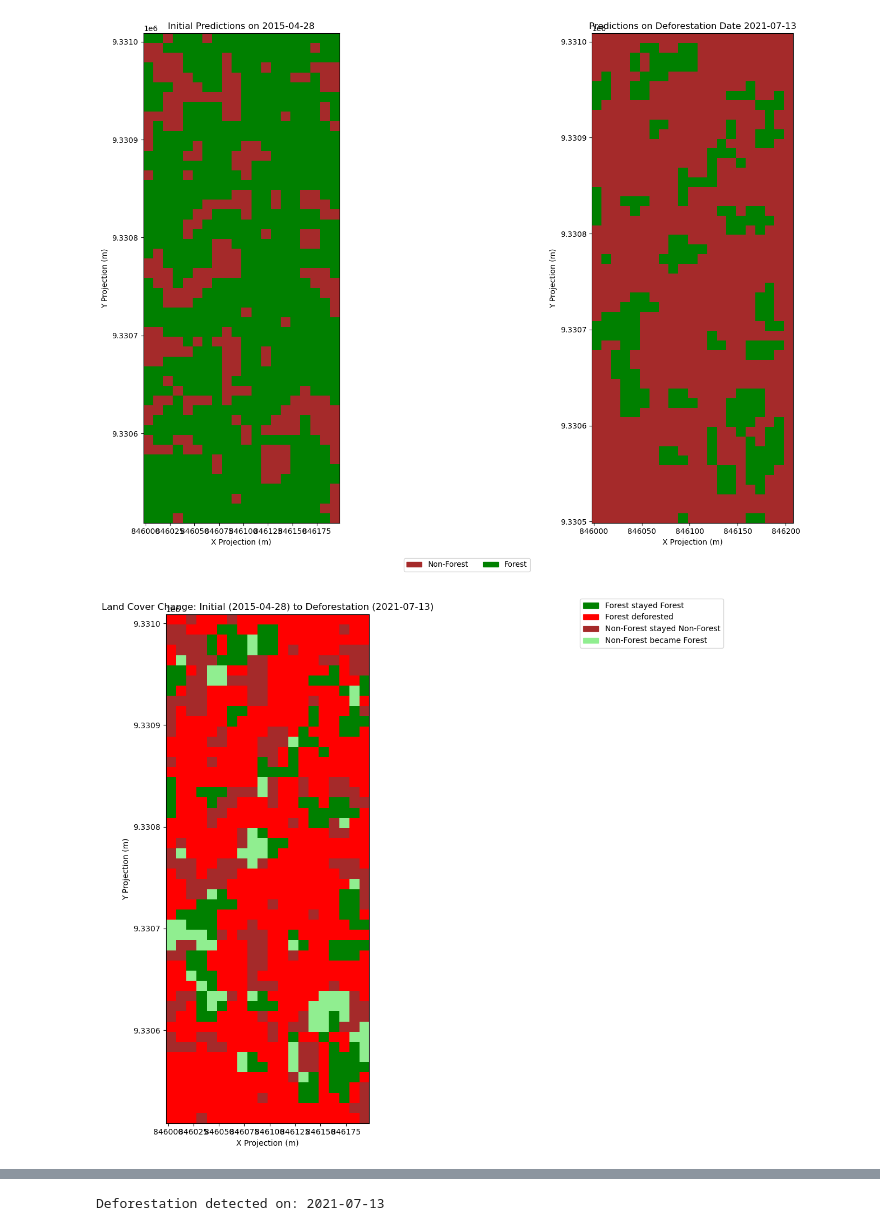
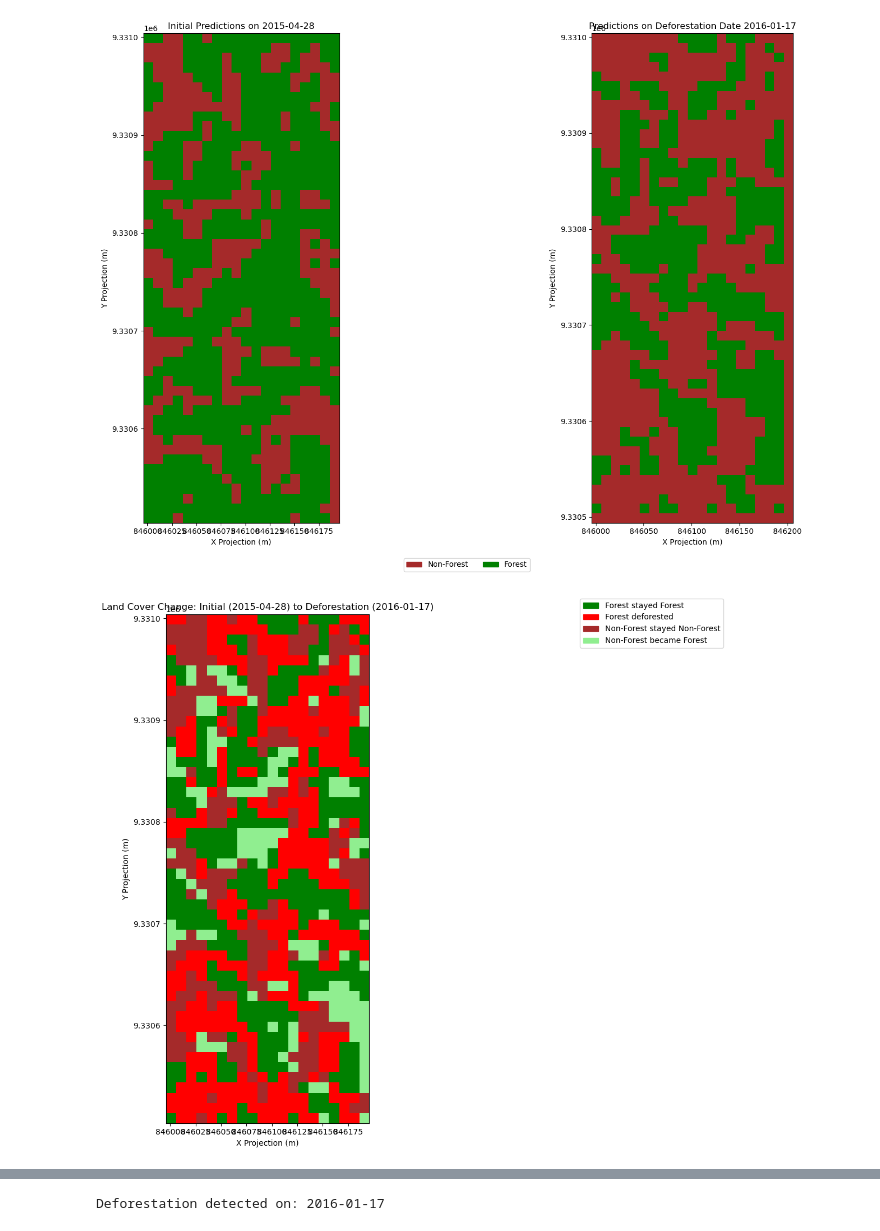
Before and after one commit to raznuss/MarvinBlue, a Jupyter notebook: Deforestation_Event_Detection_tile.ipynb, the cells around one changed output, grey strips where cells are left out. Drawn from its saved outputs; the diff is of its cells as text; code cells hidden in the pictures.

```diff
--- a/Deforestation_Event_Detection_tile.ipynb
+++ b/Deforestation_Event_Detection_tile.ipynb
@@ -602,4 +318,4 @@ def visualize_change_groups(initial_predictions, deforestation_predictions, init
 # %%
-# Run the detection function with the combination method
-classify_and_detect_deforestation(gdf, tif_files, method='combination')
+# Run the detection function with the rate_and_level method
+classify_and_detect_deforestation(gdf, tif_files, method='rate_and_level')
 # %% [output]
@@ -623,2 +324,2 @@ Deforestation detected on: 2021-07-13
-[figure, old version]
+[figure, new version]
-[figure, old version]
+[figure, new version]
@@ -645 +330 @@ Processing file 241 out of 241...Rate of Change: -8.963585434173666, Exceeds Thr
-Deforestation detected on: 2021-07-13
+Deforestation detected on: 2016-01-17
```
Also changed, not shown: parts of 11 cells of this notebook, 2 other files.
